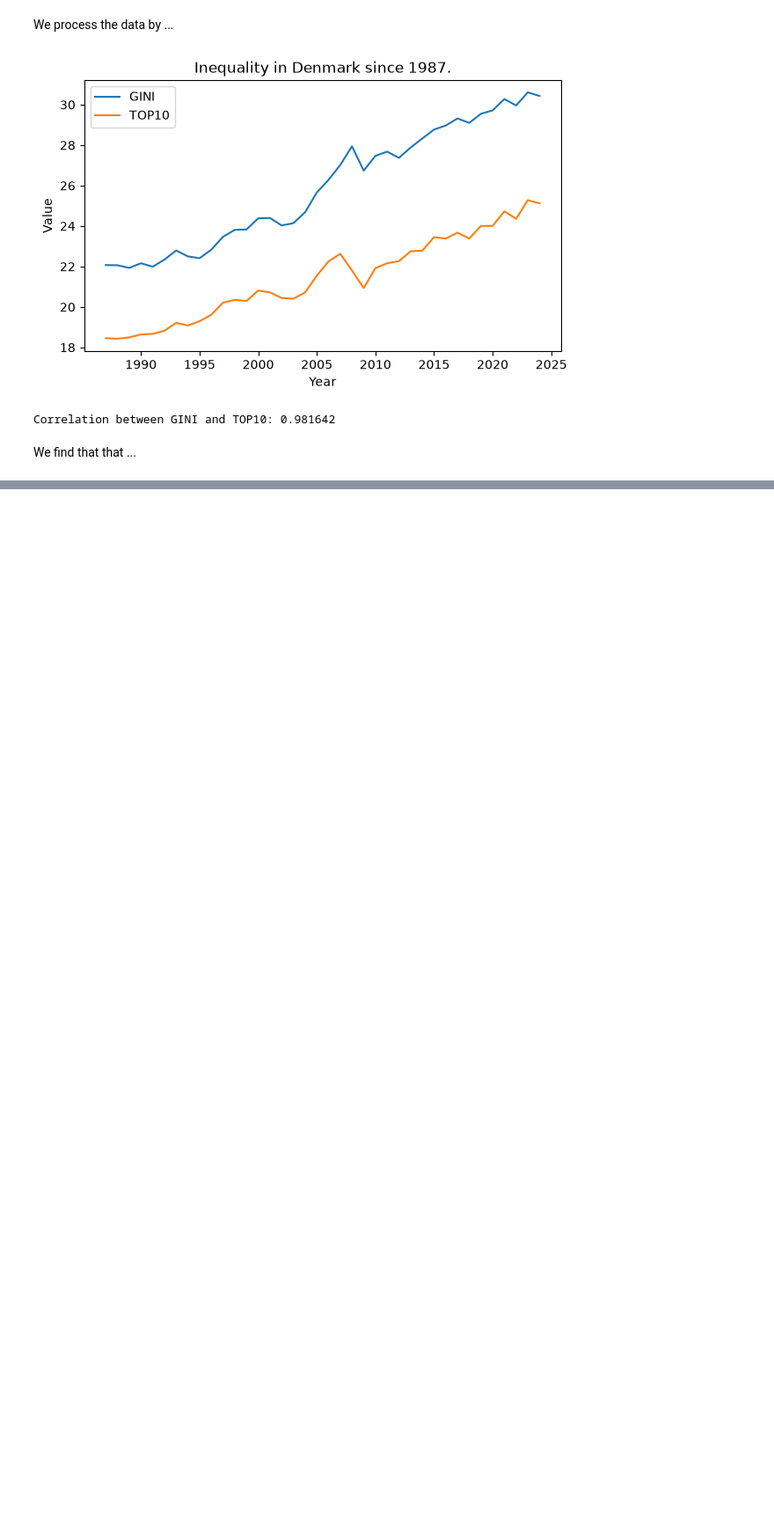
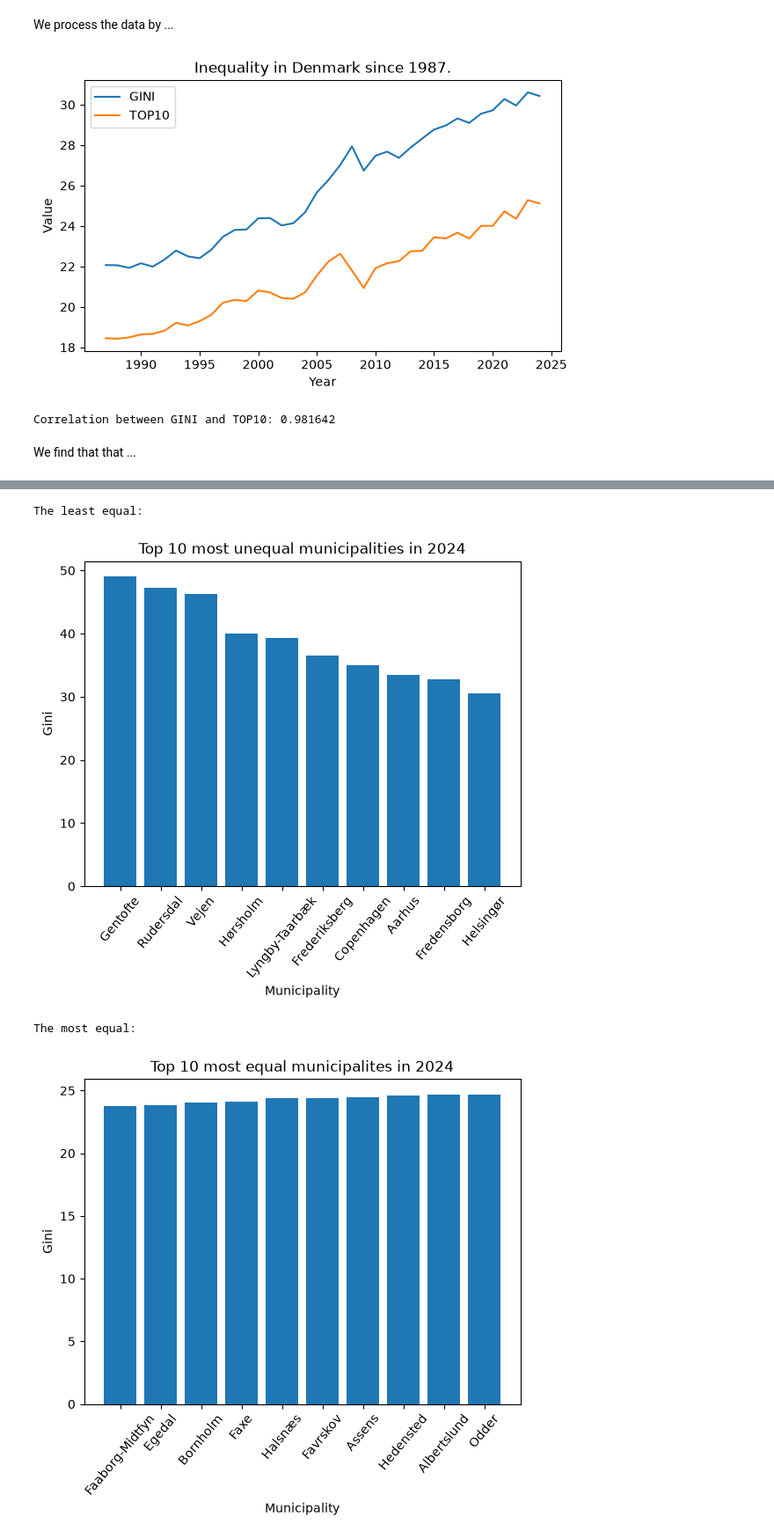
Before and after one commit to NumEconCopenhagen/projects-2025-philippa-ronya, a Jupyter notebook: 01_dataproject/Ronya_dataproject.ipynb, the cells around one changed output, grey strips where cells are left out. Shown at 88% size. Drawn from its saved outputs; the diff is of its cells as text; code cells hidden in the pictures; blank space fills up the shorter version.

```diff
--- a/01_dataproject/Ronya_dataproject.ipynb
+++ b/01_dataproject/Ronya_dataproject.ipynb
@@ -89,0 +284,32 @@ Question 1.2
+# %%
+# Plotting the data into figures:
+
+# a) for the 10 most unequal
+plt.bar(most_unequal['KOMMUNEDK'], most_unequal['GINI'])
+
+plt.xlabel('Municipality')
+plt.ylabel('Gini')
+plt.title('Top 10 most unequal municipalities in 2024')
+
+plt.xticks(rotation = 50)
+
+print('The least equal:')
+plt.show()
+
+# b) for the 10 most equal
+plt.bar(most_equal['KOMMUNEDK'], most_equal['GINI'])
+
+plt.xlabel('Municipality')
+plt.ylabel('Gini')
+plt.title('Top 10 most equal municipalites in 2024')
+
+plt.xticks(rotation = 50)
+
+print('')
+print('The most equal:')
+plt.show()
+# %% [output]
+The least equal:
+[figure, added]
+The most equal:
+[figure, added]
```
Also changed, not shown: parts of 14 cells of this notebook, 3 other files.
